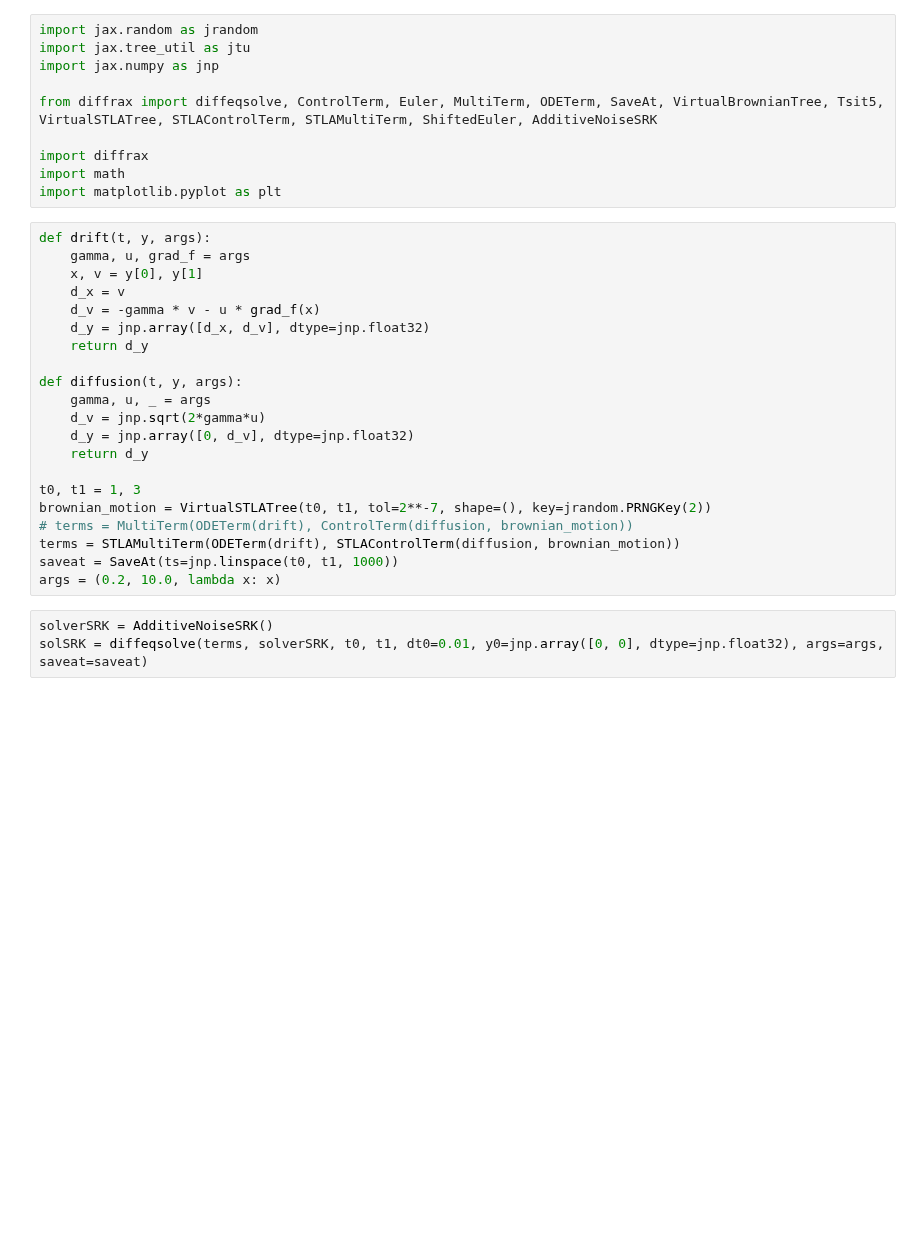
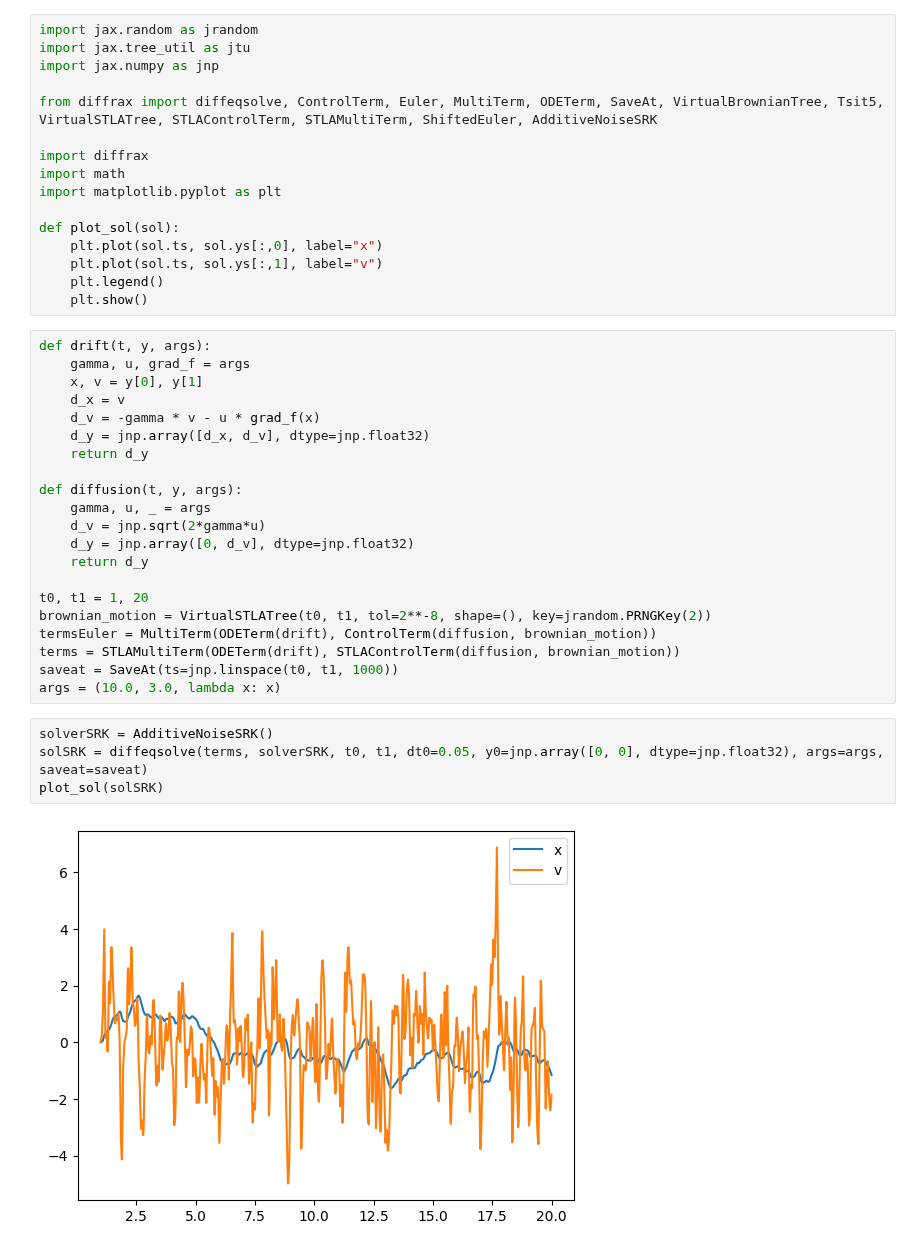
Before and after one commit to andyElking/diffrax_STLA, a Jupyter notebook: Langevin_test.ipynb, the cells around one changed output. Saved outputs shown, nothing was run; the diff lists cells and outputs as text; blank space fills up the shorter version.

```diff
--- a/Langevin_test.ipynb
+++ b/Langevin_test.ipynb
@@ -8,6 +8,12 @@ from diffrax import diffeqsolve, ControlTerm, Euler, MultiTerm, ODETerm, SaveAt,
 import diffrax
 import math
 import matplotlib.pyplot as plt
+
+def plot_sol(sol):
+    plt.plot(sol.ts, sol.ys[:,0], label="x")
+    plt.plot(sol.ts, sol.ys[:,1], label="v")
+    plt.legend()
+    plt.show()
 # %%
 def drift(t, y, args):
     gamma, u, grad_f = args
@@ -23,12 +29,15 @@ def diffusion(t, y, args):
     d_y = jnp.array([0, d_v], dtype=jnp.float32)
     return d_y
 
-t0, t1 = 1, 3
-brownian_motion = VirtualSTLATree(t0, t1, tol=2**-7, shape=(), key=jrandom.PRNGKey(2))
-# terms = MultiTerm(ODETerm(drift), ControlTerm(diffusion, brownian_motion))
+t0, t1 = 1, 20
+brownian_motion = VirtualSTLATree(t0, t1, tol=2**-8, shape=(), key=jrandom.PRNGKey(2))
+termsEuler = MultiTerm(ODETerm(drift), ControlTerm(diffusion, brownian_motion))
 terms = STLAMultiTerm(ODETerm(drift), STLAControlTerm(diffusion, brownian_motion))
 saveat = SaveAt(ts=jnp.linspace(t0, t1, 1000))
-args = (0.2, 10.0, lambda x: x)
+args = (10.0, 3.0, lambda x: x)
 # %%
 solverSRK = AdditiveNoiseSRK()
-solSRK = diffeqsolve(terms, solverSRK, t0, t1, dt0=0.01, y0=jnp.array([0, 0], dtype=jnp.float32), args=args, saveat=saveat)
+solSRK = diffeqsolve(terms, solverSRK, t0, t1, dt0=0.05, y0=jnp.array([0, 0], dtype=jnp.float32), args=args, saveat=saveat)
+plot_sol(solSRK)
+# %% [output]
+[figure, added]
```
Also changed, not shown: parts of 7 cells of this notebook, 3 other files.
